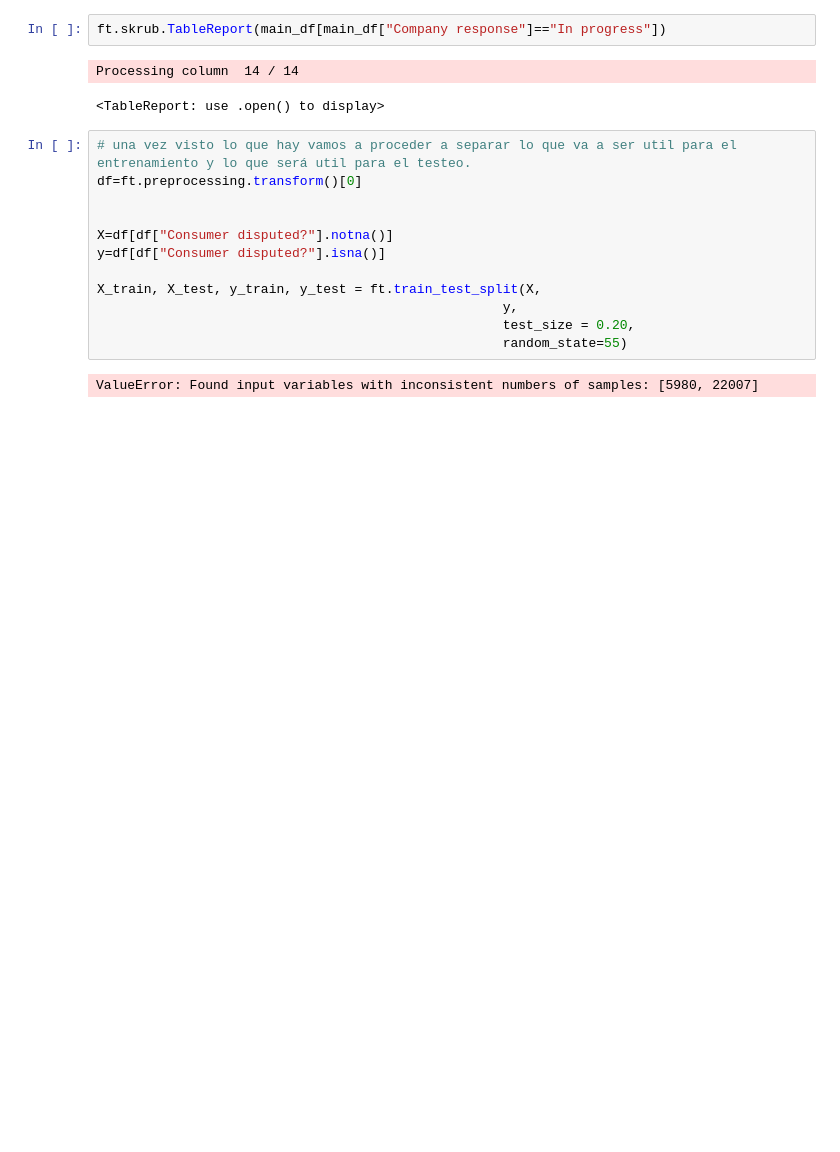
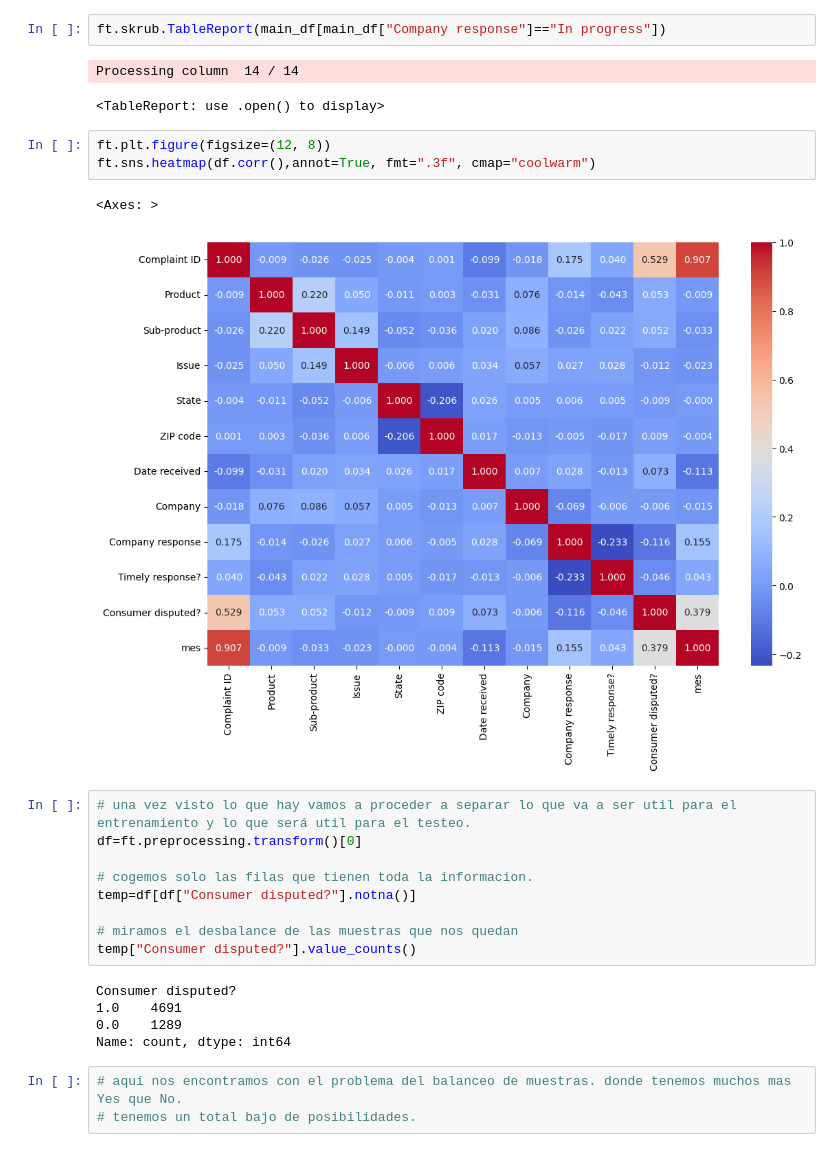
Before and after one commit to velaz589/proyecto_fiinal1, a Jupyter notebook: notebooks/03_Entrenamiento_Evaluacion.ipynb, the cells around one changed output. Saved outputs shown, nothing was run; the diff lists cells and outputs as text; blank space fills up the shorter version.

```diff
--- a/notebooks/03_Entrenamiento_Evaluacion.ipynb
+++ b/notebooks/03_Entrenamiento_Evaluacion.ipynb
@@ -94,17 +95,26 @@ ft.skrub.TableReport(main_df[main_df["Company response"]=="In progress"])
 # %% [output]
 Processing column  14 / 14
 <TableReport: use .open() to display>
+# %%
+ft.plt.figure(figsize=(12, 8))
+ft.sns.heatmap(df.corr(),annot=True, fmt=".3f", cmap="coolwarm")
+# %% [output]
+<Axes: >
+[figure, added]
 # %%
 # una vez visto lo que hay vamos a proceder a separar lo que va a ser util para el entrenamiento y lo que será util para el testeo.
 df=ft.preprocessing.transform()[0]
 
+# cogemos solo las filas que tienen toda la informacion.
+temp=df[df["Consumer disputed?"].notna()]
 
-X=df[df["Consumer disputed?"].notna()]
-y=df[df["Consumer disputed?"].isna()]
-
-X_train, X_test, y_train, y_test = ft.train_test_split(X,
-                                                    y,
-                                                    test_size = 0.20,
-                                                    random_state=55)
+# miramos el desbalance de las muestras que nos quedan
+temp["Consumer disputed?"].value_counts()
 # %% [output]
-ValueError: Found input variables with inconsistent numbers of samples: [5980, 22007]
+Consumer disputed?
+1.0    4691
+0.0    1289
+Name: count, dtype: int64
+# %%
+# aqui nos encontramos con el problema del balanceo de muestras. donde tenemos muchos mas Yes que No.
+# tenemos un total bajo de posibilidades.
```
Also changed, not shown: parts of 4 cells of this notebook.
